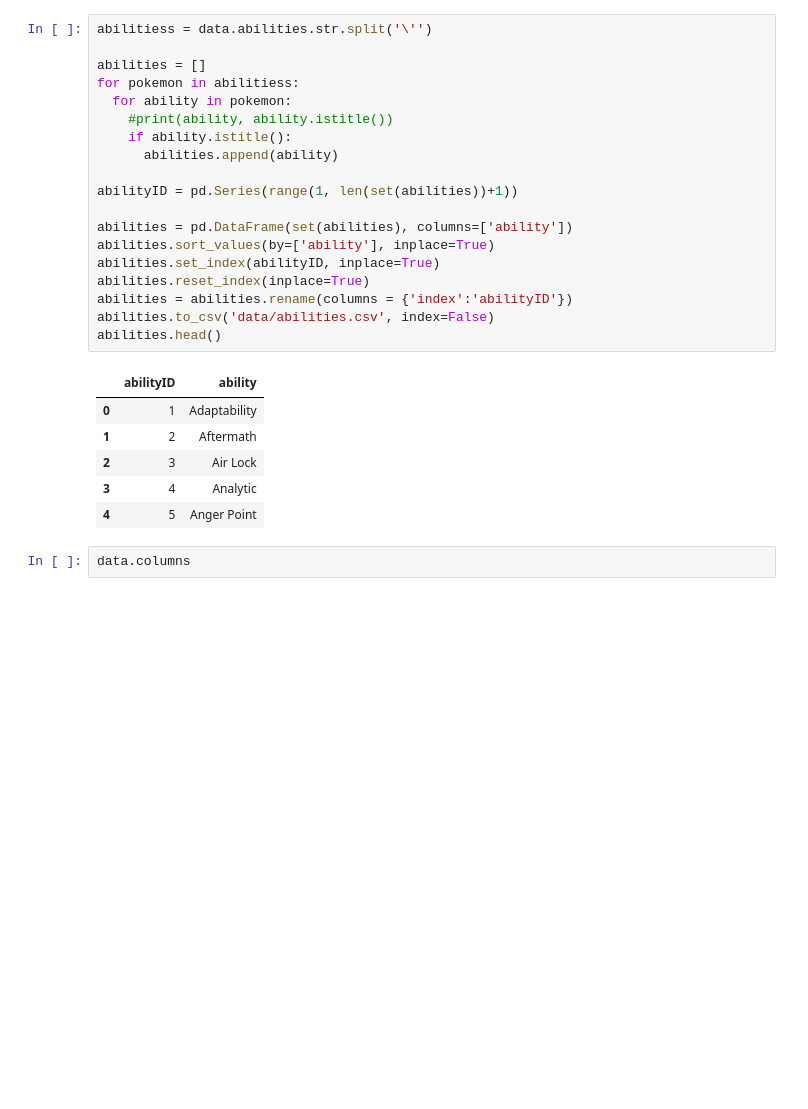
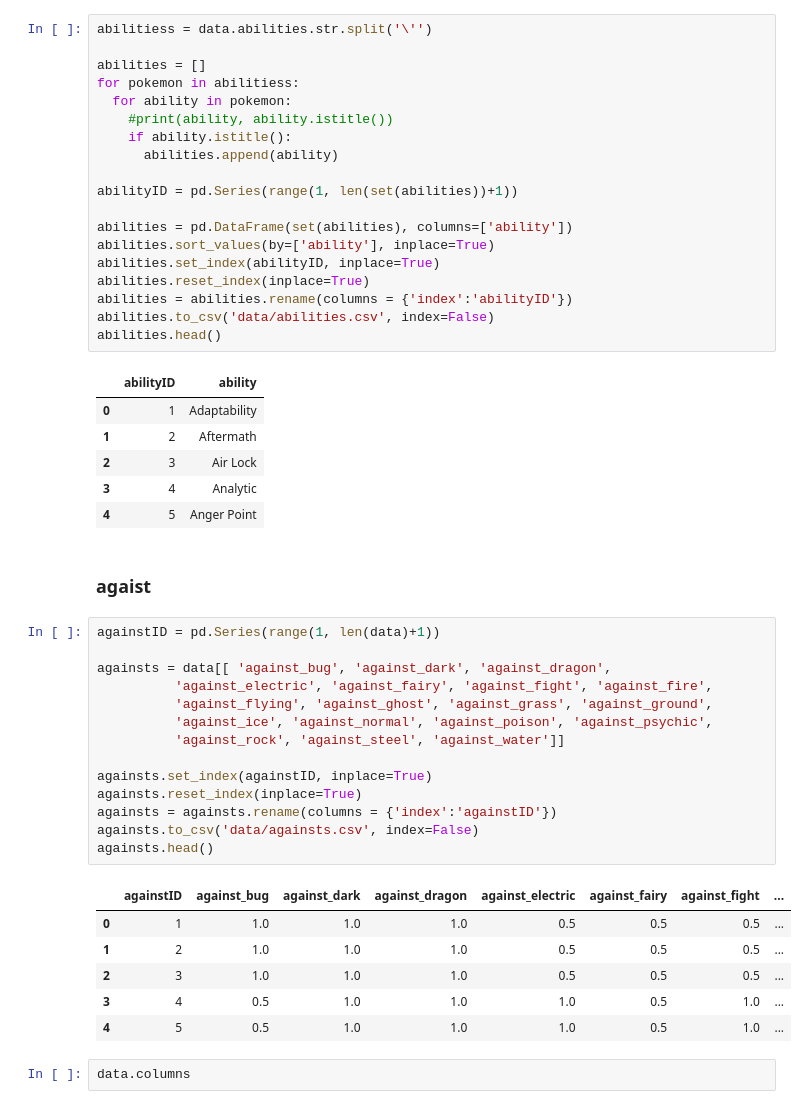
Before and after one commit to Marisame254/PkmDatabase, a Jupyter notebook: PkmDataBase.ipynb, the cells around one changed output. Cells and saved outputs as stored; diff of their text form; blank space fills up the shorter version.

```diff
--- a/PkmDataBase.ipynb
+++ b/PkmDataBase.ipynb
@@ -121,6 +120,29 @@ abilities.head()
 | 2 | 3 | Air Lock |
 | 3 | 4 | Analytic |
 | 4 | 5 | Anger Point |
+# %% [markdown]
+### agaist
+# %%
+againstID = pd.Series(range(1, len(data)+1))
+
+againsts = data[[ 'against_bug', 'against_dark', 'against_dragon',
+          'against_electric', 'against_fairy', 'against_fight', 'against_fire',
+          'against_flying', 'against_ghost', 'against_grass', 'against_ground',
+          'against_ice', 'against_normal', 'against_poison', 'against_psychic',
+          'against_rock', 'against_steel', 'against_water']]
+
+againsts.set_index(againstID, inplace=True)
+againsts.reset_index(inplace=True)
+againsts = againsts.rename(columns = {'index':'againstID'})
+againsts.to_csv('data/againsts.csv', index=False)
+againsts.head()
+# %% [output]
+|  | againstID | against_bug | against_dark | against_dragon | against_electric | against_fairy | against_fight | ... |
+| 0 | 1 | 1.0 | 1.0 | 1.0 | 0.5 | 0.5 | 0.5 | ... |
+| 1 | 2 | 1.0 | 1.0 | 1.0 | 0.5 | 0.5 | 0.5 | ... |
+| 2 | 3 | 1.0 | 1.0 | 1.0 | 0.5 | 0.5 | 0.5 | ... |
+| 3 | 4 | 0.5 | 1.0 | 1.0 | 1.0 | 0.5 | 1.0 | ... |
+| 4 | 5 | 0.5 | 1.0 | 1.0 | 1.0 | 0.5 | 1.0 | ... |
 # %%
 data.columns
 # %% [output]
```
Also changed, not shown: parts of 1 cell of this notebook.
